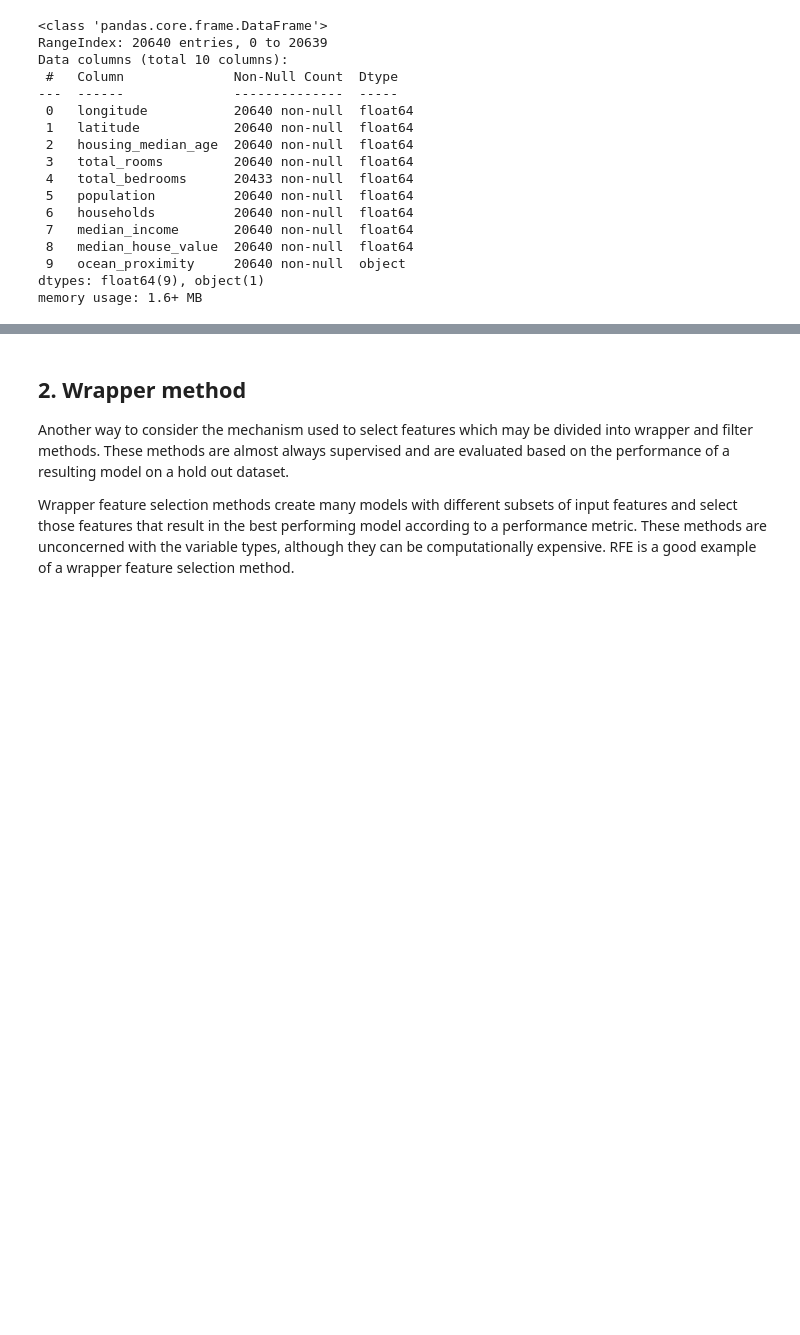
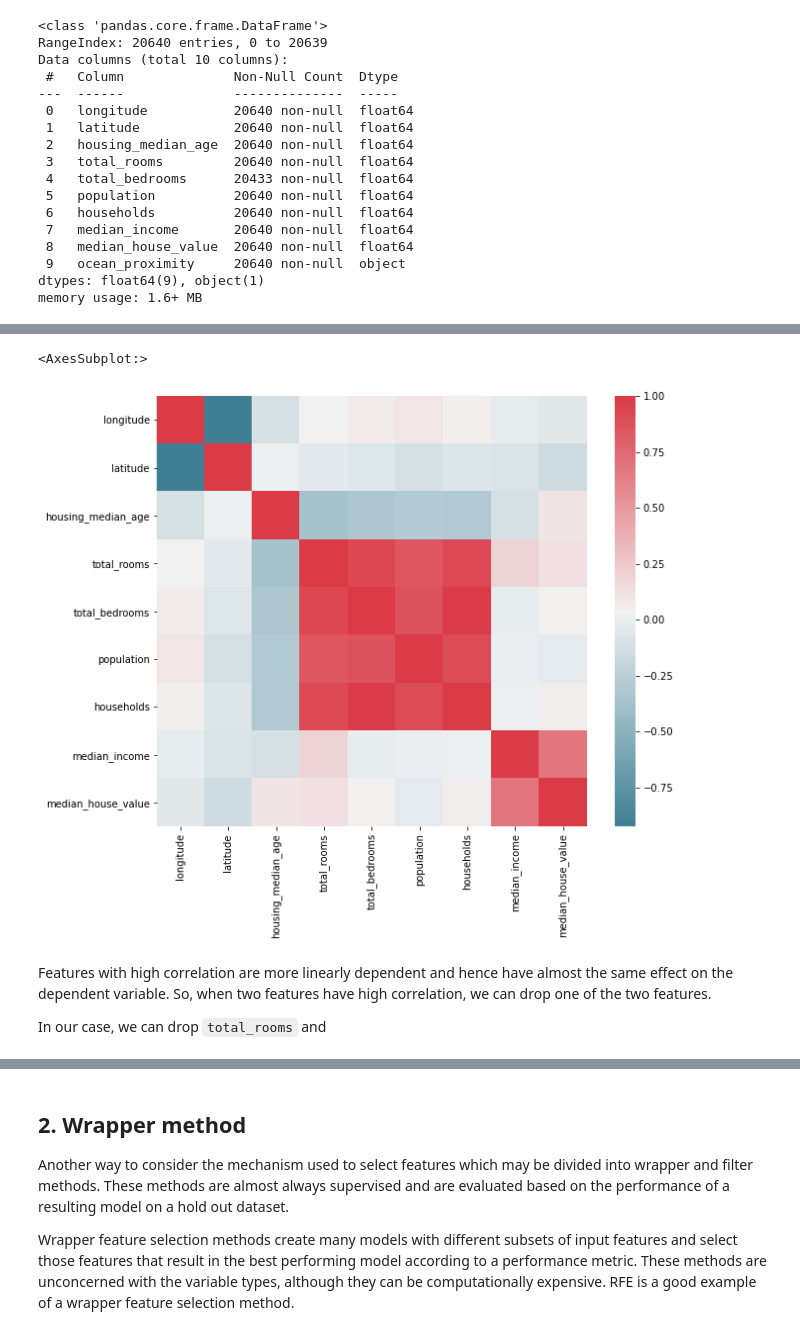
Before and after one commit to kawaremu/CodeLabsAcademy, a Jupyter notebook: Unit 2/Homeworks/features_extraction.ipynb, the cells around one changed output, grey strips where cells are left out. Drawn from its saved outputs; the diff is of its cells as text; code cells hidden in the pictures; blank space fills up the shorter version.

```diff
--- a/Unit 2/Homeworks/features_extraction.ipynb
+++ b/Unit 2/Homeworks/features_extraction.ipynb
@@ -35,5 +51,5 @@ import seaborn as sns
 # %% [markdown]
 We're gonna use the housing dataset of California.
 # %%
-df = pd.read_csv('data/housing.csv')
+df_housing = pd.read_csv('data/housing.csv')
 # %%
@@ -71,0 +89,3 @@ In this method,
+# %%
+cols = list(df_housing.columns)
+cols.remove('ocean_proximity')
@@ -71,0 +94,2 @@ In this method,
+# %%
+df_numerical = df_housing[cols]
@@ -71,0 +110,13 @@ In this method,
+# %%
+corr = df_numerical.corr()
+# %%
+f, ax = plt.subplots(figsize=(10, 8))
+sns.heatmap(corr, mask=np.zeros_like(corr, dtype=bool), cmap=sns.diverging_palette(220, 10, as_cmap=True),
+            square=True,ax=ax)
+# %% [output]
+<AxesSubplot:>
+[figure, added]
+# %% [markdown]
+Features with high correlation are more linearly dependent and hence have almost the same effect on the dependent variable. So, when two features have high correlation, we can drop one of the two features.
+
+In our case, we can drop ``total_rooms`` and
```
Also changed, not shown: parts of 52 cells of this notebook, 1 other file.
